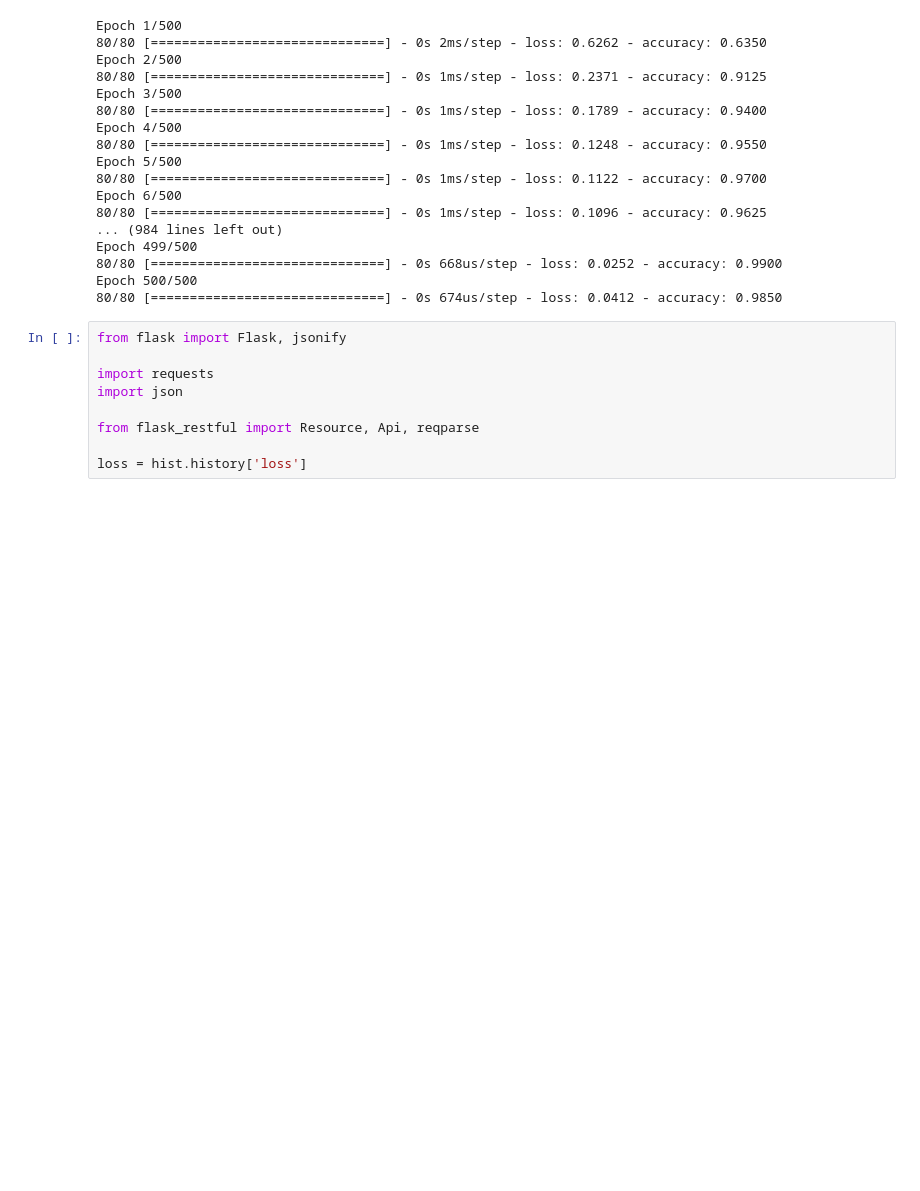
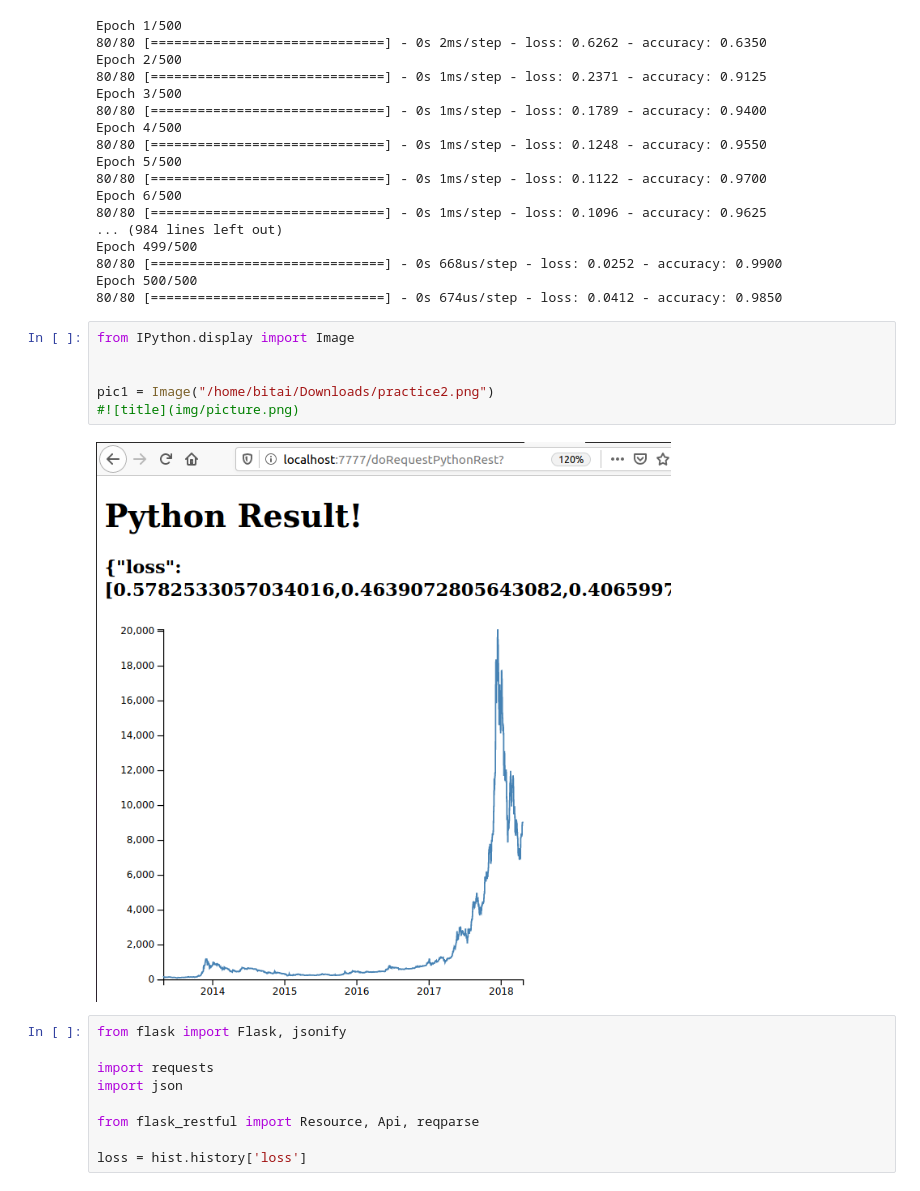
Before and after one commit to Jelly6489/testRepoKJY, a Jupyter notebook: Problem_1.ipynb, the cells around one changed output. Drawn from its saved outputs; the diff is of its cells as text; blank space fills up the shorter version.

```diff
--- a/Problem_1.ipynb
+++ b/Problem_1.ipynb
@@ -72,6 +72,14 @@ Epoch 499/500
 80/80 [==============================] - 0s 668us/step - loss: 0.0252 - accuracy: 0.9900
 Epoch 500/500
 80/80 [==============================] - 0s 674us/step - loss: 0.0412 - accuracy: 0.9850
+# %%
+from IPython.display import Image
+
+
+pic1 = Image("/home/bitai/Downloads/practice2.png")
+#![title](img/picture.png)
+# %% [output]
+[figure, added]
 # %%
 from flask import Flask, jsonify
 
```
Also changed, not shown: 2 other files.
